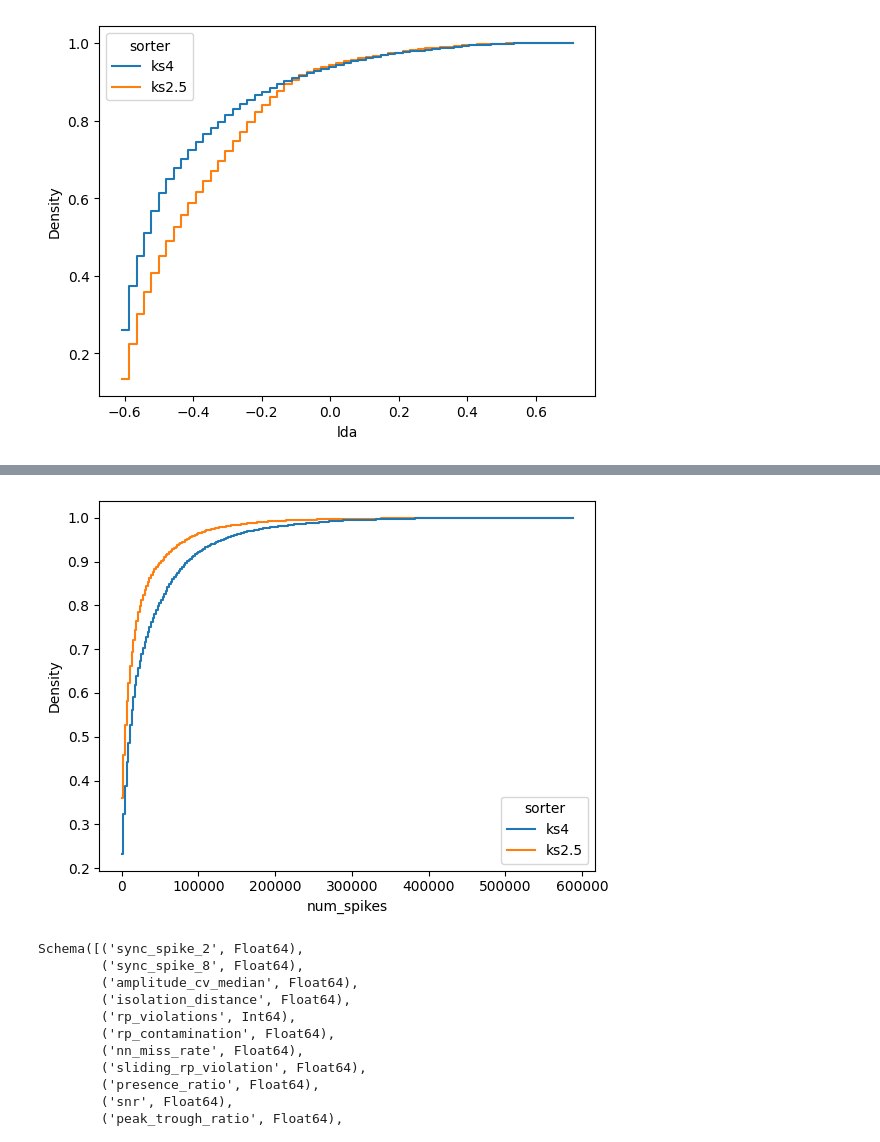
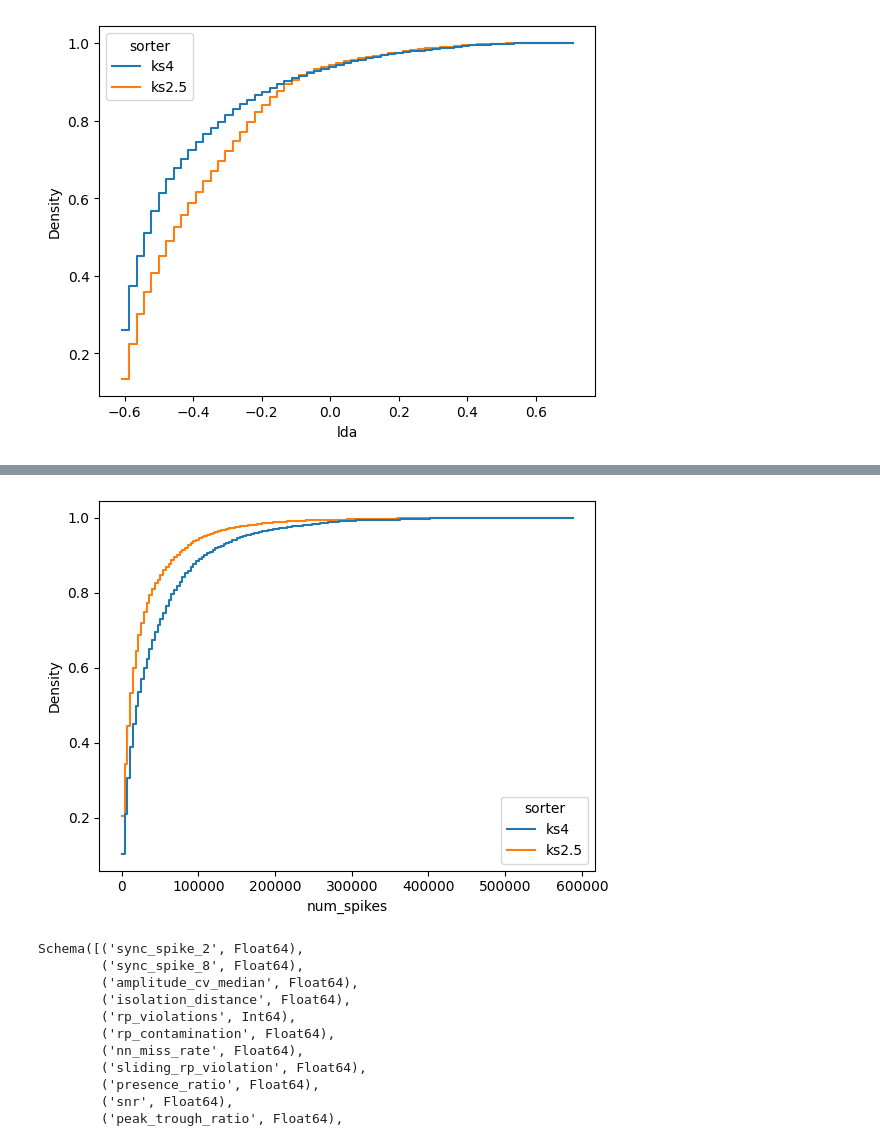
Before and after one commit to AllenNeuralDynamics/dynamic-routing-unit-drift-qc-dashboard, a Jupyter notebook: notebooks/drift_sessions.ipynb, the cells around one changed output, grey strips where cells are left out. Saved outputs shown, nothing was run; the diff lists cells and outputs as text; code cells hidden in the pictures.

```diff
--- a/notebooks/drift_sessions.ipynb
+++ b/notebooks/drift_sessions.ipynb
@@ -332,29 +367,43 @@ AttributeError: 'LazyFrame' object has no attribute 'vstack'
 # %%
+
 import seaborn as sns
 
 metric = 'num_spikes'
 
 df = (
     pl.scan_parquet("s3://aind-scratch-data/dynamic-routing/unit-rasters-ks4/units.parquet")
     .select('unit_id', metric)
     .with_columns(sorter=pl.lit('ks4'))
     .collect()
     .extend(
         pl.scan_parquet("s3://aind-scratch-data/dynamic-routing/cache/nwb_components/v0.0.261/consolidated/units.parquet")
         .select('unit_id', metric)
         .drop_nans(metric)
         .cast({metric: pl.Int64})
         .with_columns(sorter=pl.lit('ks2.5'))
         .collect()
     )
+    .join(
+        other=(
+            pl.concat([
+                pl.scan_parquet(KS4_UNITS_DF_PATH).select('unit_id', 'presence_ratio').collect(),
+                pl.scan_parquet("s3://aind-scratch-data/dynamic-routing/cache/nwb_components/v0.0.261/consolidated/units.parquet").select('unit_id', 'presence_ratio').collect(),
+            ])
+        ),
+        on='unit_id',
+        how='left',
+    )
+    .fill_nan(None)
+    .drop_nulls()
+    .filter(pl.col('presence_ratio') > 0.9)
     .with_columns(
         session_id=pl.col('unit_id').str.split('_').list.slice(0, 2).list.join('_'),
     )
     .filter(pl.col('session_id').is_in(pl.col('session_id').filter(pl.col('sorter') == 'ks4')))
 )
 sns.histplot(df.to_pandas(), x=metric, hue='sorter', cumulative=True, stat='density', common_norm=False, element='step', fill=False);
 # %% [output]
-[figure, old version]
+[figure, new version]
 # %%
 pl.scan_parquet("s3://aind-scratch-data/dynamic-routing/unit-rasters-ks4/units.parquet").schema
 # %% [output]
```
Also changed, not shown: parts of 3 cells of this notebook.
